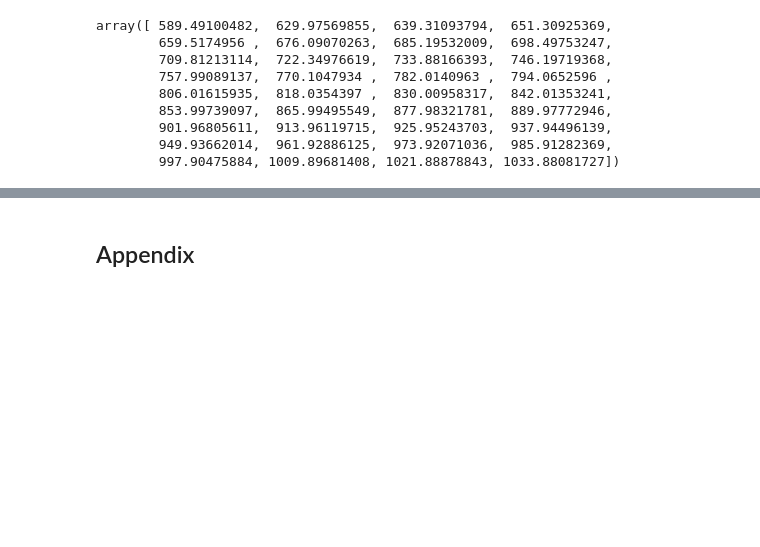
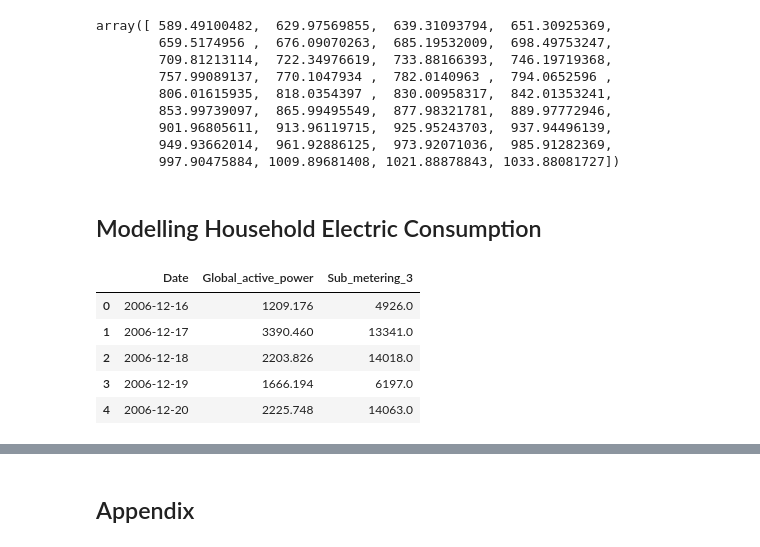
Before and after one commit to learn-co-curriculum/dsc-lp-TIMESERIES-arma-models, a Jupyter notebook: Modeling-Time-Series-Student-Version.ipynb, the cells around one changed output, grey strips where cells are left out. Cells and saved outputs as stored; diff of their text form; code cells hidden in the pictures; blank space fills up the shorter version.

Commit message:
Adding explanations to modelling choices and adding exercise for student practice.

```diff
--- a/Modeling-Time-Series-Student-Version.ipynb
+++ b/Modeling-Time-Series-Student-Version.ipynb
@@ -162,3 +166,17 @@ array([ 589.49100482,  629.97569855,  639.31093794,  651.30925369,
         901.96805611,  913.96119715,  925.95243703,  937.94496139,
         949.93662014,  961.92886125,  973.92071036,  985.91282369,
         997.90475884, 1009.89681408, 1021.88878843, 1033.88081727])
+# %% [markdown]
+## Modelling Household Electric Consumption
+# %%
+import pandas as pd
+
+df = pd.read_csv('Global_Active_Power_Preprocessed.csv')
+df.head()
+# %% [output]
+|  | Date | Global_active_power | Sub_metering_3 |
+| 0 | 2006-12-16 | 1209.176 | 4926.0 |
+| 1 | 2006-12-17 | 3390.460 | 13341.0 |
+| 2 | 2006-12-18 | 2203.826 | 14018.0 |
+| 3 | 2006-12-19 | 1666.194 | 6197.0 |
+| 4 | 2006-12-20 | 2225.748 | 14063.0 |
```
Also changed, not shown: parts of 5 cells of this notebook, 3 other files.
